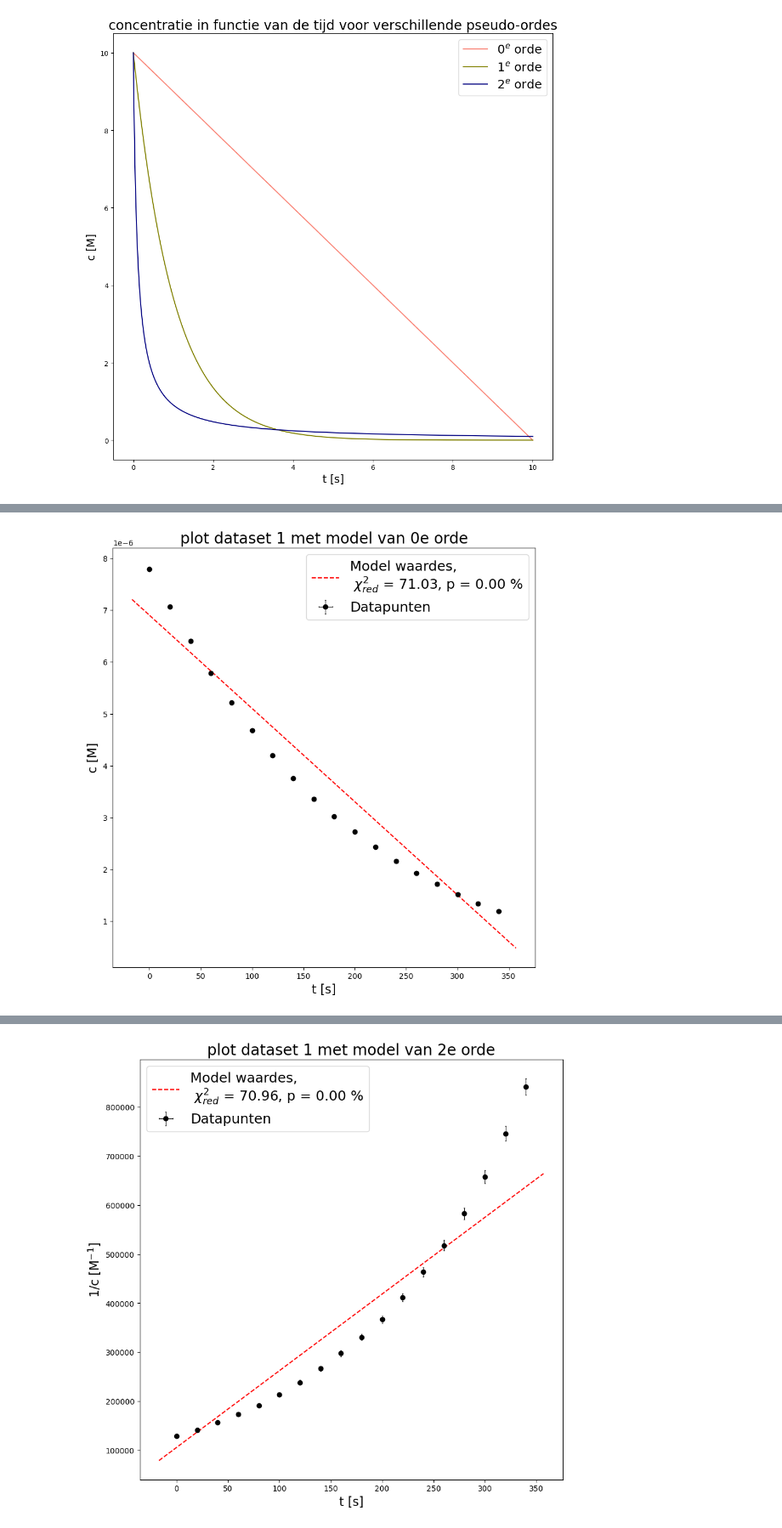
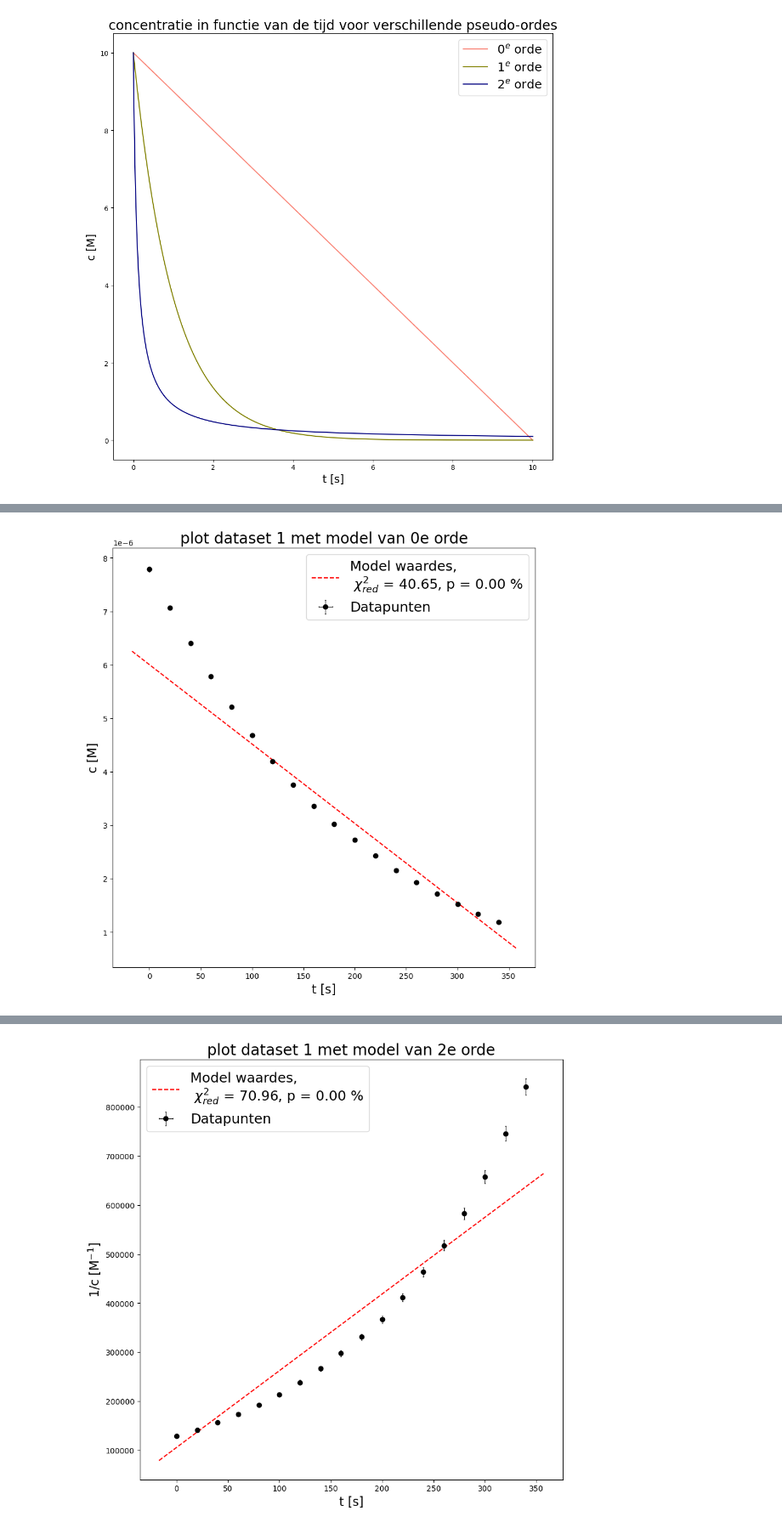
Before and after one commit to justlearning42/Experimentele_vscode, a Jupyter notebook: kinetica.ipynb, the cells around one changed output, grey strips where cells are left out. Shown at 85% size. Drawn from its saved outputs; the diff is of its cells as text; code cells hidden in the pictures.

```diff
--- a/kinetica.ipynb
+++ b/kinetica.ipynb
@@ -141,17 +140,29 @@ De gereduceerde chi^2 waarde is: 32533
 #we zien duidelijk dat het geen 2e orde is dus dat gooien we al weg
 # eerste set metingen 0e orde
 def initial_vals(x,y):
-    return [0.69e-5,2e-8]
+    return [0.96e-5,2.1e-8]
 
 
 #help(plot_fit(x_val, y_val, x_variance, y_variance, x_as_titel, y_as_titel, titel, model, parameter_vals, chi_2, p, save_name = None, size = None, savefig = False,fontsize = 5, titlesize = None, axsize = None):)
 
 parameters = ['c_0', 'k']
-outp = fit(parameters, snelheidsmodel_0eorde, initial_vals, tijden_set_1, concentraties_set_1, fouten_set_1)
+outp = fit(parameters, snelheidsmodel_0eorde, initial_vals, tijden_set_1, concentraties_set_1, fouten_set_1, detailed_logs=True)
 print(outp)
 for met in outp:
     print('\n')
     latex_print_meting(met)
 parameterwaarden = [fitwaarde[0] for fitwaarde in outp]
+
+
+"""
+fig,ax = plt.subplots(1,1, figsize = (10,10))
+ax.errorbar(tijden_set_1,concentraties_set_1,linestyle = '', label = 'gemeten', yerr = fouten_set_1, color = 'black', marker = 'o')
+ax.set_ylabel('c',fontsize = 15)
+t = np.linspace(0,350)
+ax.plot(t, snelheidsmodel_0eorde(t, parameterwaarden),linestyle = '--',label = 'Model')
+ax.set_title('plot dataset 1 met model van 0e orde',fontsize = 20)
+ax.set_xlabel('t [s]',fontsize = 15)
+ax.legend(fontsize = 18)
+plt.tight_layout();plt.savefig('dataset_1_fit_0e_orde.png');plt.show()"""
 # %% [output]
 Raw output
@@ -174,9 +194,9 @@ $1798.2^{-9.580388034235222}_{+3.6954749013944697}\cdot 10^{-11}$
 # %%
 #plotten jeej
 plot_fit(tijden_set_1, concentraties_set_1, np.full(np.shape(tijden_set_1),0), fouten_set_1**2/12, 't [s]', 'c [M]', 'plot dataset 1 met model van 0e orde', snelheidsmodel_0eorde,
-          parameterwaarden, 71.027, 4.7e-28, save_name = 'dataset_1_fit_0e_orde.png',fontsize = 18, titlesize = 20, axsize = 16)
+          parameterwaarden, 40.65, 4.7e-28, save_name = 'dataset_1_fit_0e_orde.png',fontsize = 18, titlesize = 20, axsize = 16)
 # %% [output]
-[figure, old version]
+[figure, new version]
 # %%
 # eerste set metingen 2e orde
 def initial_vals(x,y):
```
Also changed, not shown: parts of 20 cells of this notebook, 7 other files.
